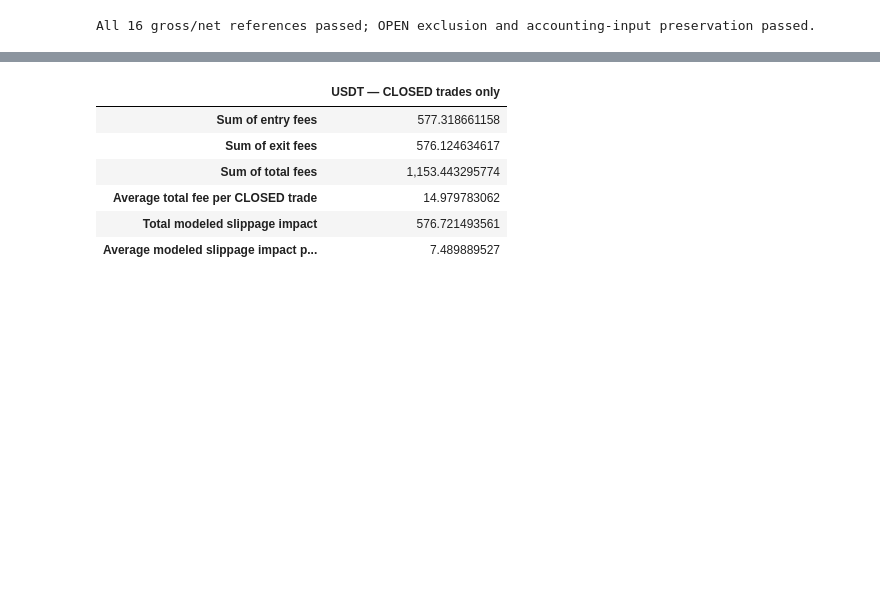
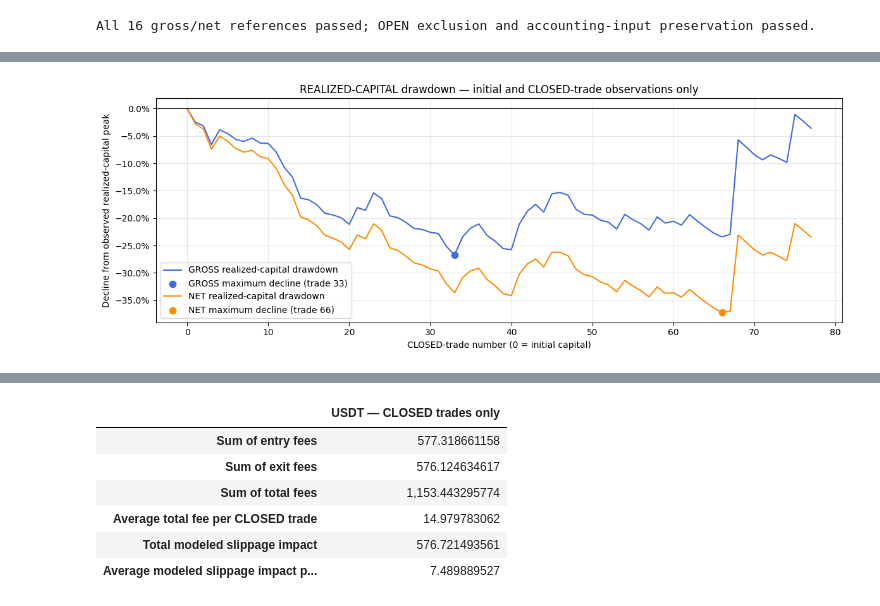
Before and after one commit to puckmandestroyer/trading-lab, a Jupyter notebook: notebooks/03_backtest_review.ipynb, the cells around one changed output, grey strips where cells are left out. Saved outputs shown, nothing was run; the diff lists cells and outputs as text; code cells hidden in the pictures; blank space fills up the shorter version.

Commit message:
Integrate Stage 5.6 realized capital drawdown into notebook

```diff
--- a/notebooks/03_backtest_review.ipynb
+++ b/notebooks/03_backtest_review.ipynb
@@ -587,0 +726,28 @@ All 16 gross/net references passed; OPEN exclusion and accounting-input preserva
+# %%
+fig, ax = plt.subplots(figsize=(12, 4.5))
+for label, drawdown_path, trough, color in [
+    ("GROSS", gross_drawdown_path, gross_drawdown_trough, "royalblue"),
+    ("NET", net_drawdown_path, net_drawdown_trough, "darkorange"),
+]:
+    ax.plot(
+        drawdown_path["closed_trade_number"], drawdown_path["drawdown"],
+        label=f"{label} realized-capital drawdown", color=color,
+    )
+    ax.scatter(
+        int(trough["closed_trade_number"]), trough["drawdown"],
+        color=color, s=55, zorder=4,
+        label=f"{label} maximum decline (trade {int(trough['closed_trade_number'])})",
+    )
+ax.axhline(0, color="black", linewidth=0.8)
+ax.yaxis.set_major_formatter(PercentFormatter(xmax=1.0))
+ax.set(
+    title="REALIZED-CAPITAL drawdown — initial and CLOSED-trade observations only",
+    xlabel="CLOSED-trade number (0 = initial capital)",
+    ylabel="Decline from observed realized-capital peak",
+)
+ax.legend()
+ax.grid(alpha=0.3)
+fig.tight_layout()
+plt.show()
+# %% [output]
+[figure, added]
```
Also changed, not shown: parts of 17 cells of this notebook, 3 other files.
